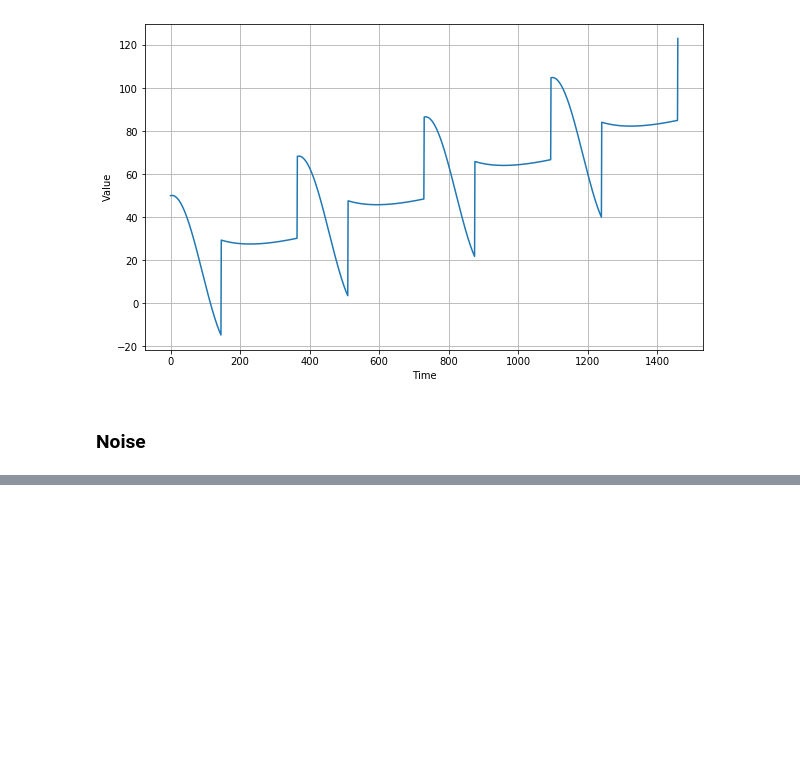
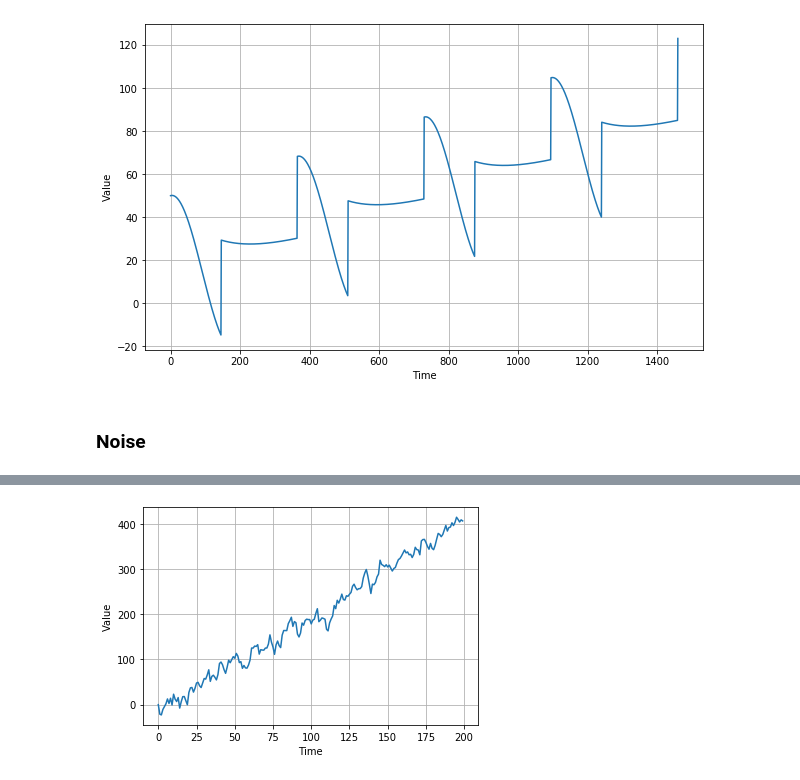
Before and after one commit to damiansp/TS, a Jupyter notebook: coursera/sequencesTSAndPrediction/01_intro_to_TS/01_sequences_and_prediction.py.ipynb, the cells around one changed output, grey strips where cells are left out. Cells and saved outputs as stored; diff of their text form; code cells hidden in the pictures; blank space fills up the shorter version.

```diff
--- a/coursera/sequencesTSAndPrediction/01_intro_to_TS/01_sequences_and_prediction.py.ipynb
+++ b/coursera/sequencesTSAndPrediction/01_intro_to_TS/01_sequences_and_prediction.py.ipynb
@@ -81,0 +117,5 @@ time.time()
+# %%
+series = autocorrelate(time, 10) + trend(time, 2)
+plot_series(time[:200], series[:200])
+# %% [output]
+[figure, added]
```
Also changed, not shown: parts of 20 cells of this notebook.
